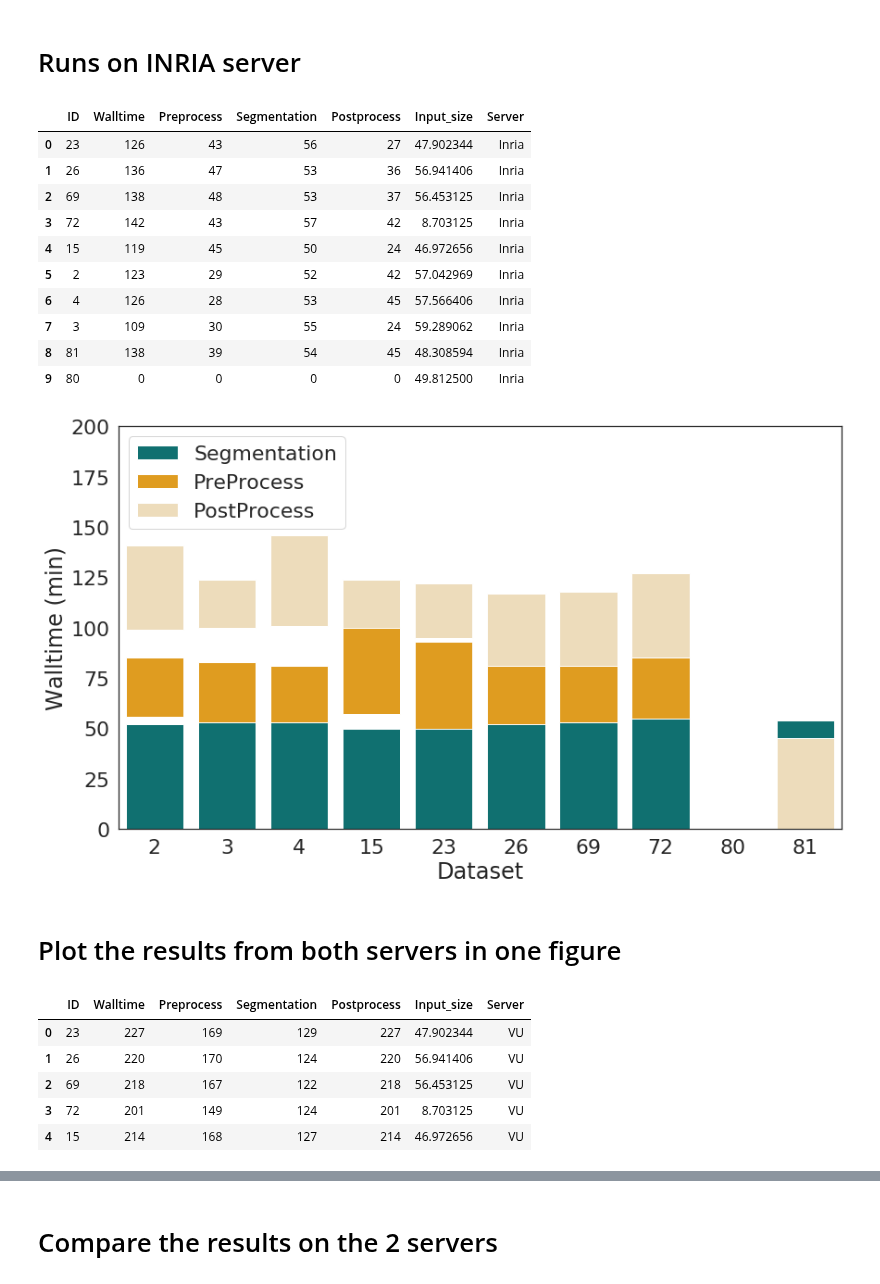
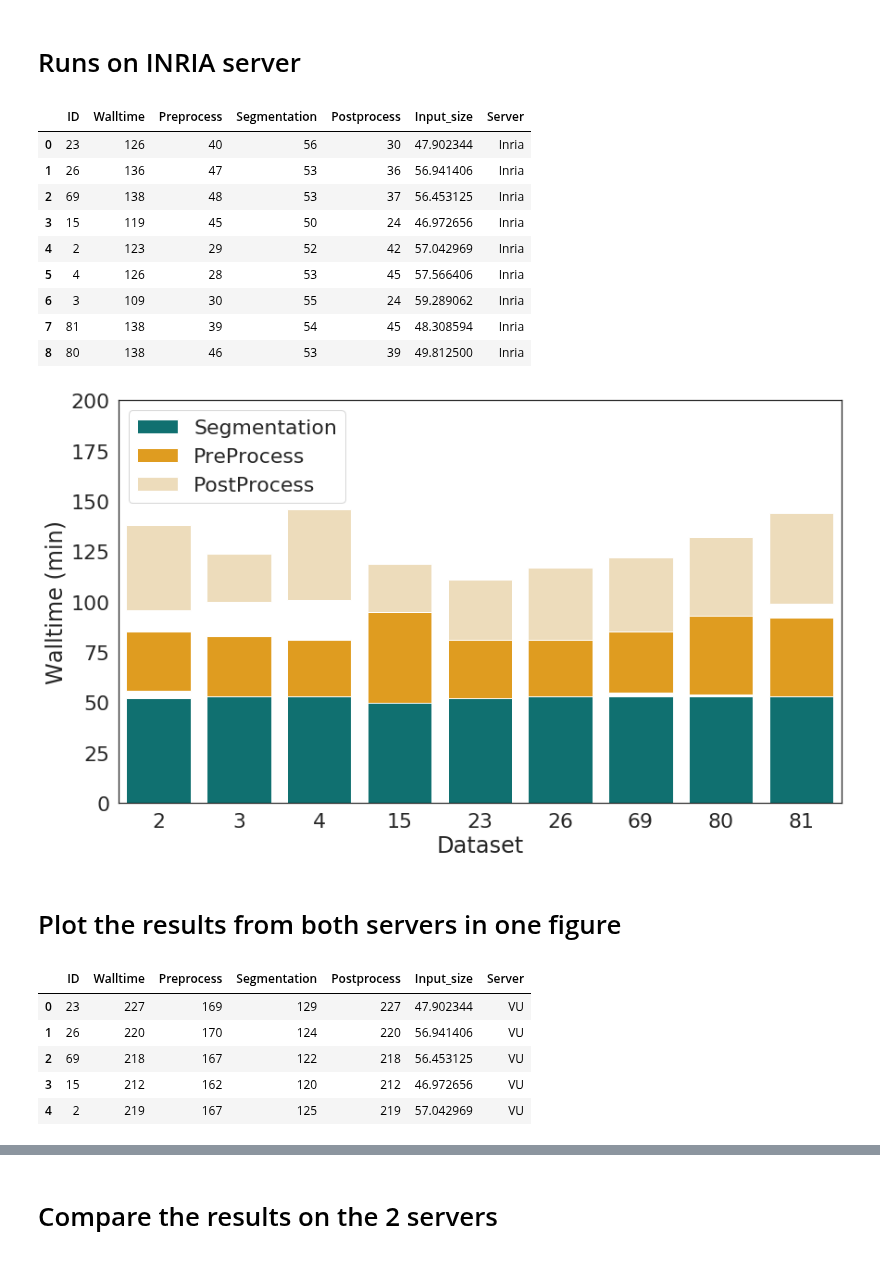
Before and after one commit to vanderbiltscl/SpeculativeScheduling, a Jupyter notebook: iSBatch_v1.0/SLANT_walltime.ipynb, the cells around one changed output, grey strips where cells are left out. Drawn from its saved outputs; the diff is of its cells as text; code cells hidden in the pictures.

```diff
--- a/iSBatch_v1.0/SLANT_walltime.ipynb
+++ b/iSBatch_v1.0/SLANT_walltime.ipynb
@@ -9,13 +9,12 @@ import seaborn as sns
 # Runs on Vanderbilt server
 # %%
 df_vu = pd.DataFrame()
-df_vu["ID"] = [23, 26, 69, 72, 15, 2, 4, 3, 81, 80]
-df_vu["Walltime"] = [227, 220, 218, 214, 219, 216, 228, 201, 213, 0]
-#df_fr["Walltime"] = [126, 136, 138, 142, 119, 123, 126, 109, 138, 0]
-df_vu["Preprocess"] = [40, 46, 45, 41, 42, 41, 40, 25, 38, 0]
-df_vu["Segmentation"] = [129, 124, 122, 127, 125, 129, 129, 124, 127, 0]
-df_vu["Postprocess"] = [58, 50, 51, 46, 52, 46, 59, 52, 48, 0]
-df_vu["Input_size"] = [49052, 58308, 57808, 8912, 48100, 58412, 58948, 60712, 49468, 51008]
+df_vu["ID"] = [23, 26, 69, 15, 2, 4, 3, 81, 80]
+df_vu["Walltime"] = [227, 220, 218, 212, 219, 218, 228, 213, 220]
+df_vu["Preprocess"] = [40, 46, 45, 42, 42, 43, 46, 38, 42]
+df_vu["Segmentation"] = [129, 124, 122, 120, 125, 129, 129, 127, 125]
+df_vu["Postprocess"] = [58, 50, 51, 50, 52, 46, 53, 48, 53]
+df_vu["Input_size"] = [49052, 58308, 57808, 48100, 58412, 58948, 60712, 49468, 51008]
 df_vu["Server"] = ["VU" for _ in range(len(df_vu))]
 df_vu["Input_size"] = df_vu["Input_size"] / 1024
 df_vu
@@ -58,27 +56,26 @@ plt.show()
 # Runs on INRIA server
 # %%
 df_fr = pd.DataFrame()
-df_fr["ID"] = [23, 26, 69, 72, 15, 2, 4, 3, 81, 80]
-df_fr["Walltime"] = [126, 136, 138, 142, 119, 123, 126, 109, 138, 0]
-df_fr["Preprocess"] = [43, 47, 48, 43, 45, 29, 28, 30, 39, 0]
-df_fr["Segmentation"] = [56, 53, 53, 57, 50, 52, 53, 55, 54, 0]
-df_fr["Postprocess"] = [27, 36, 37, 42, 24, 42, 45, 24, 45, 0]
-df_fr["Input_size"] = [49052, 58308, 57808, 8912, 48100, 58412, 58948, 60712, 49468, 51008]
+df_fr["ID"] = [23, 26, 69, 15, 2, 4, 3, 81, 80]
+df_fr["Walltime"] = [126, 136, 138, 119, 123, 126, 109, 138, 138]
+df_fr["Preprocess"] = [40, 47, 48, 45, 29, 28, 30, 39, 46]
+df_fr["Segmentation"] = [56, 53, 53, 50, 52, 53, 55, 54, 53]
+df_fr["Postprocess"] = [30, 36, 37, 24, 42, 45, 24, 45, 39]
+df_fr["Input_size"] = [49052, 58308, 57808, 48100, 58412, 58948, 60712, 49468, 51008]
 df_fr["Server"] = ["Inria" for _ in range(len(df_vu))]
 df_fr["Input_size"] = df_fr["Input_size"] / 1024
 df_fr
 # %% [output]
 |  | ID | Walltime | Preprocess | Segmentation | Postprocess | Input_size | Server |
-| 0 | 23 | 126 | 43 | 56 | 27 | 47.902344 | Inria |
+| 0 | 23 | 126 | 40 | 56 | 30 | 47.902344 | Inria |
 | 1 | 26 | 136 | 47 | 53 | 36 | 56.941406 | Inria |
 | 2 | 69 | 138 | 48 | 53 | 37 | 56.453125 | Inria |
-| 3 | 72 | 142 | 43 | 57 | 42 | 8.703125 | Inria |
-| 4 | 15 | 119 | 45 | 50 | 24 | 46.972656 | Inria |
-| 5 | 2 | 123 | 29 | 52 | 42 | 57.042969 | Inria |
-| 6 | 4 | 126 | 28 | 53 | 45 | 57.566406 | Inria |
-| 7 | 3 | 109 | 30 | 55 | 24 | 59.289062 | Inria |
-| 8 | 81 | 138 | 39 | 54 | 45 | 48.308594 | Inria |
-| 9 | 80 | 0 | 0 | 0 | 0 | 49.812500 | Inria |
+| 3 | 15 | 119 | 45 | 50 | 24 | 46.972656 | Inria |
+| 4 | 2 | 123 | 29 | 52 | 42 | 57.042969 | Inria |
+| 5 | 4 | 126 | 28 | 53 | 45 | 57.566406 | Inria |
+| 6 | 3 | 109 | 30 | 55 | 24 | 59.289062 | Inria |
+| 7 | 81 | 138 | 39 | 54 | 45 | 48.308594 | Inria |
+| 8 | 80 | 138 | 46 | 53 | 39 | 49.812500 | Inria |
 # %%
 fig, ax = plt.subplots(figsize=(14,8))
 sns.set(font_scale=2)
@@ -101,7 +98,7 @@ ax.set_xlabel('Dataset')
 #plt.savefig("walltime_inria_server.png")
 plt.show()
 # %% [output]
-[figure, old version]
+[figure, new version]
 # %% [markdown]
 # Plot the results from both servers in one figure
 # %%
@@ -115,8 +112,8 @@ df.head()
 | 0 | 23 | 227 | 169 | 129 | 227 | 47.902344 | VU |
 | 1 | 26 | 220 | 170 | 124 | 220 | 56.941406 | VU |
 | 2 | 69 | 218 | 167 | 122 | 218 | 56.453125 | VU |
-| 3 | 72 | 201 | 149 | 124 | 201 | 8.703125 | VU |
-| 4 | 15 | 214 | 168 | 127 | 214 | 46.972656 | VU |
+| 3 | 15 | 212 | 162 | 120 | 212 | 46.972656 | VU |
+| 4 | 2 | 219 | 167 | 125 | 219 | 57.042969 | VU |
 # %%
 fig, ax = plt.subplots(figsize=(14,8))
 sns.set(font_scale=2)
```
Also changed, not shown: parts of 4 cells of this notebook, 1 other file.
